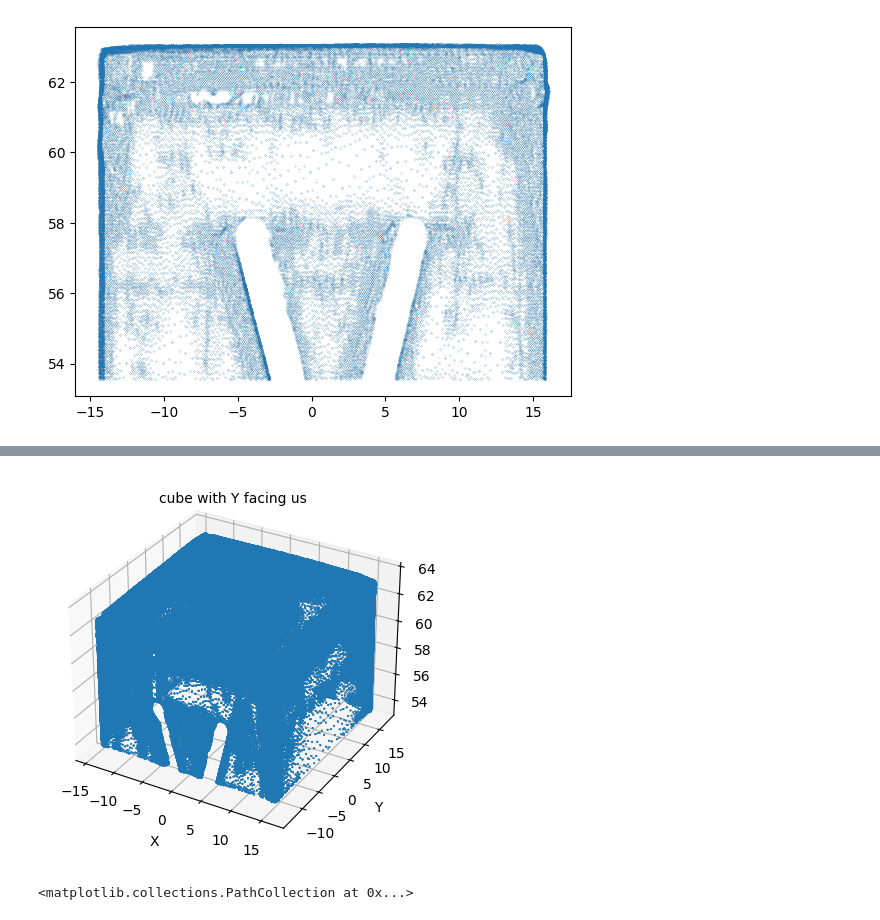
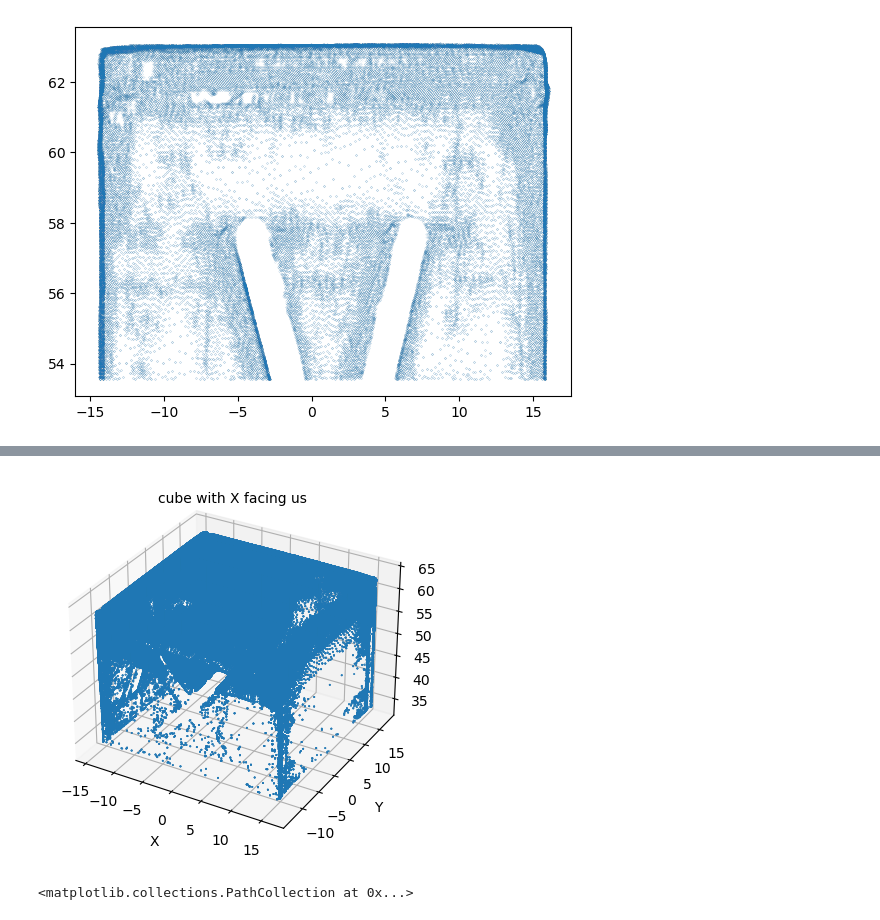
Before and after one commit to jichengzhi/crop-cube, a Jupyter notebook: 3d-solution.ipynb, the cells around one changed output, grey strips where cells are left out. Saved outputs shown, nothing was run; the diff lists cells and outputs as text; code cells hidden in the pictures.

```diff
--- a/3d-solution.ipynb
+++ b/3d-solution.ipynb
@@ -75 +53,3 @@ top_cube = crop_h10(aligned_cube)
+# %%
+upper = get_upper_cube(aligned_cube)
 # %%
@@ -181,4 +73,6 @@ def degrees_to_Y(top_cube, R=30, C=30):
 # %%
-plot_3d(rotate_z(top_cube, degrees_to_Y(top_cube) - 90), s=0.1, title='cube with Y facing us')
+final_cube = rotate_z(aligned_cube, degrees_to_face_y(upper) - 90)
+
+plot_3d(final_cube, s=0.1, title='cube with X facing us')
 # %% [output]
-[figure, old version]
+[figure, new version]
```
Also changed, not shown: parts of 21 cells of this notebook, 3 other files.
